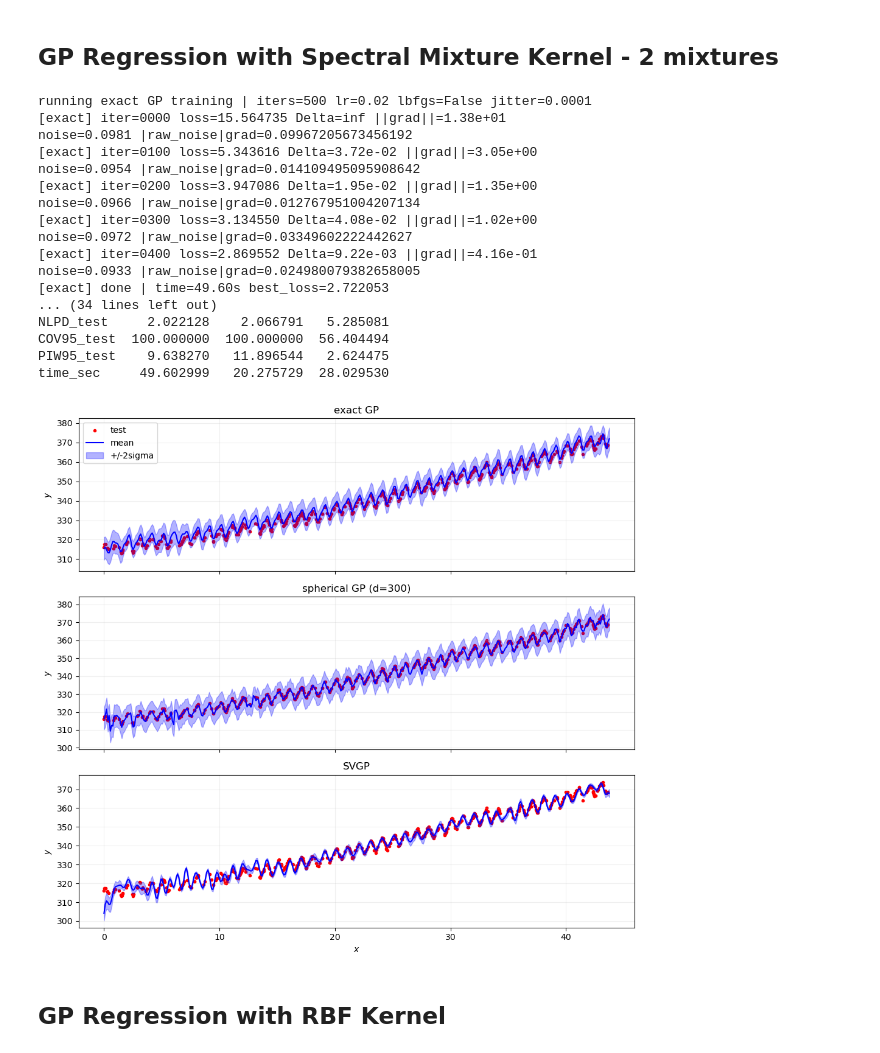
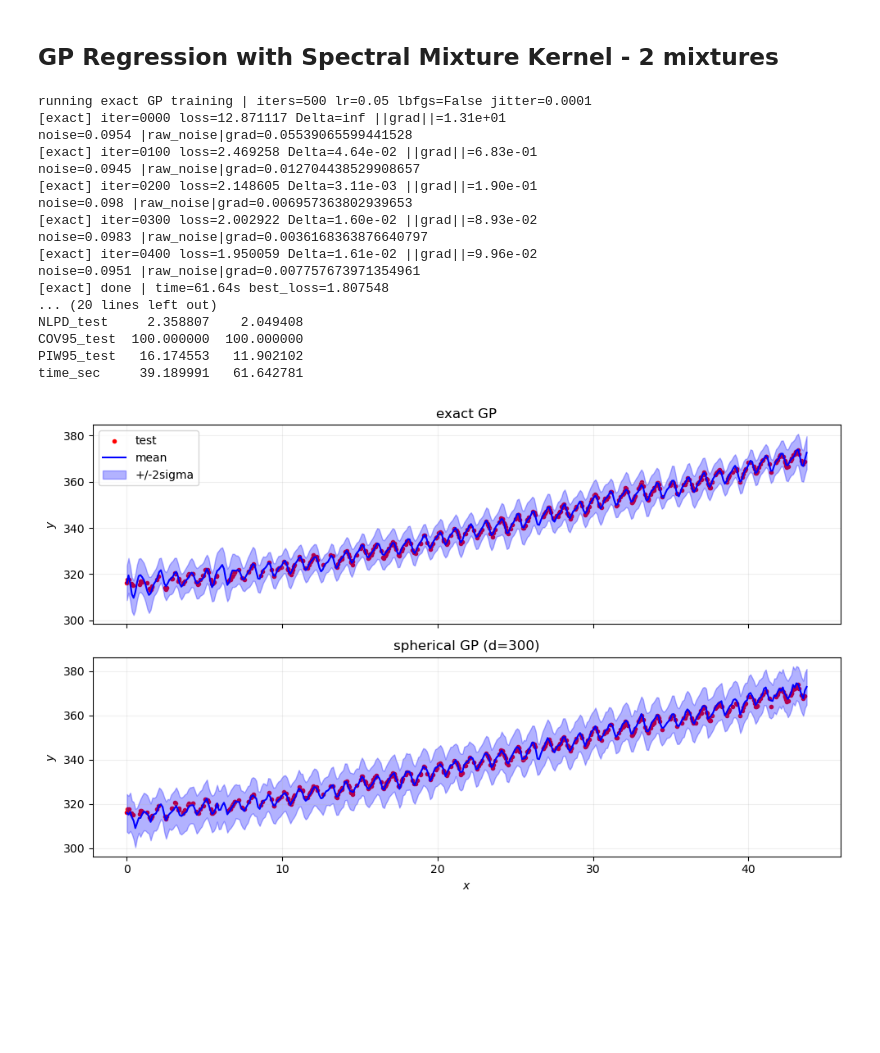
Before and after one commit to ArkinF/GP-Spherical-Projections, a Jupyter notebook: notebooks/03_mauna_loa_co2.ipynb, the cells around one changed output. Drawn from its saved outputs; the diff is of its cells as text; code cells hidden in the pictures; blank space fills up the shorter version.

```diff
--- a/notebooks/03_mauna_loa_co2.ipynb
+++ b/notebooks/03_mauna_loa_co2.ipynb
@@ -73,43 +79,36 @@ train points: 1780, test points: 445
 # %% [markdown]
 ## GP Regression with Spectral Mixture Kernel - 2 mixtures
 # %%
-torch.manual_seed(0)
-np.random.seed(0)
-
-x_train_co2 = torch.tensor(x_train_co2_np, dtype=torch.float32).unsqueeze(-1)
-y_train_co2 = torch.tensor(y_train_co2_np, dtype=torch.float32)
-x_test_co2  = torch.tensor(x_test_co2_np,  dtype=torch.float32).unsqueeze(-1)
-y_test_co2  = torch.tensor(y_test_co2_np,  dtype=torch.float32)
+torch.manual_seed(1)
+np.random.seed(1)
 
 d_proj = 300
-run_exact_proj_svgp(
+res_exact_co2, res_proj_co2, res_svgp_co2 = run_exact_proj_svgp(
     x_train_co2, y_train_co2,
     x_test_co2, y_test_co2,
     d_proj=d_proj, num_mixtures=2,
     x_plot=x_plot_co2,
-    add_svgp=True, init_hyps_data=False,
-    cfg=TrainCfg(upper_noise_constraint=0.1),
-    svgp_cfg=SVGPcfg(m_inducing=64),
-    savepath='../results/mauna_loa_co2_d300_two_mixtures.png'
+    add_svgp=False, init_hyps_data=False,
+    cfg=TrainCfg(resample_every=20, mean_cfg="linear", lr=0.05), keep_exact=True,
+    svgp_cfg=SVGPcfg(m_inducing=256, steps=500, mean_cfg="linear"),
+    # savepath='../results/mauna_loa_co2_d300_two_mixtures.png'
 )
 # %% [output]
-running exact GP training | iters=500 lr=0.02 lbfgs=False jitter=0.0001
-[exact] iter=0000 loss=15.564735 Delta=inf ||grad||=1.38e+01
-noise=0.0981 |raw_noise|grad=0.09967205673456192
-[exact] iter=0100 loss=5.343616 Delta=3.72e-02 ||grad||=3.05e+00
-noise=0.0954 |raw_noise|grad=0.014109495095908642
-[exact] iter=0200 loss=3.947086 Delta=1.95e-02 ||grad||=1.35e+00
-noise=0.0966 |raw_noise|grad=0.012767951004207134
-[exact] iter=0300 loss=3.134550 Delta=4.08e-02 ||grad||=1.02e+00
-noise=0.0972 |raw_noise|grad=0.03349602222442627
-[exact] iter=0400 loss=2.869552 Delta=9.22e-03 ||grad||=4.16e-01
-noise=0.0933 |raw_noise|grad=0.024980079382658005
-[exact] done | time=49.60s best_loss=2.722053
-... (34 lines left out)
-NLPD_test     2.022128    2.066791   5.285081
-COV95_test  100.000000  100.000000  56.404494
-PIW95_test    9.638270   11.896544   2.624475
-time_sec     49.602999   20.275729  28.029530
+running exact GP training | iters=500 lr=0.05 lbfgs=False jitter=0.0001
+[exact] iter=0000 loss=12.871117 Delta=inf ||grad||=1.31e+01
+noise=0.0954 |raw_noise|grad=0.05539065599441528
+[exact] iter=0100 loss=2.469258 Delta=4.64e-02 ||grad||=6.83e-01
+noise=0.0945 |raw_noise|grad=0.012704438529908657
+[exact] iter=0200 loss=2.148605 Delta=3.11e-03 ||grad||=1.90e-01
+noise=0.098 |raw_noise|grad=0.006957363802939653
+[exact] iter=0300 loss=2.002922 Delta=1.60e-02 ||grad||=8.93e-02
+noise=0.0983 |raw_noise|grad=0.0036168363876640797
+[exact] iter=0400 loss=1.950059 Delta=1.61e-02 ||grad||=9.96e-02
+noise=0.0951 |raw_noise|grad=0.007757673971354961
+[exact] done | time=61.64s best_loss=1.807548
+... (20 lines left out)
+NLPD_test     2.358807    2.049408
+COV95_test  100.000000  100.000000
+PIW95_test   16.174553   11.902102
+time_sec     39.189991   61.642781
-[figure, old version]
+[figure, new version]
-# %% [markdown]
-## GP Regression with RBF Kernel
```
Also changed, not shown: parts of 22 cells of this notebook, 31 other files.
